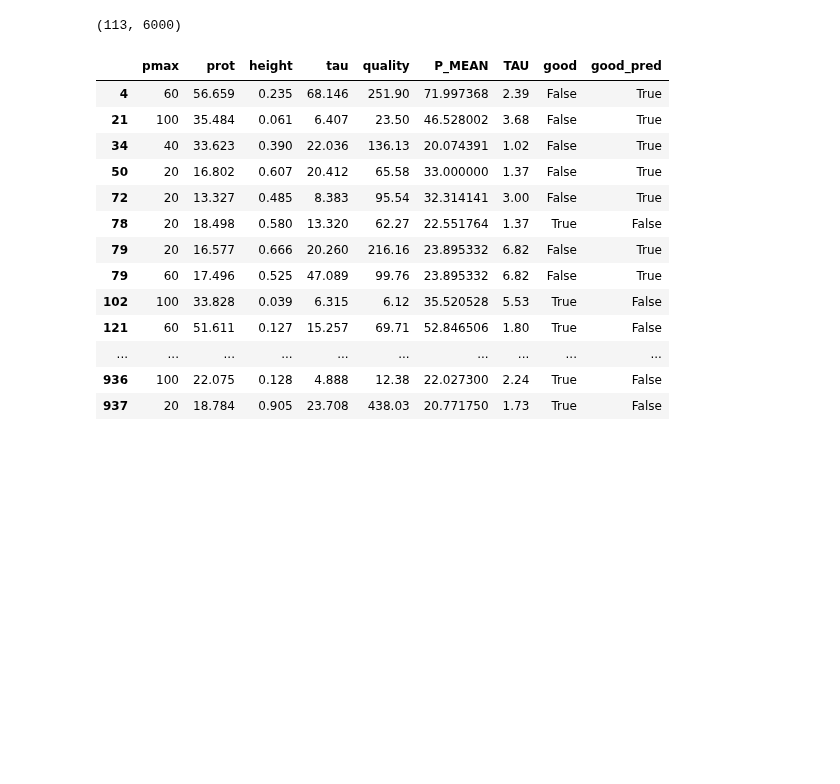
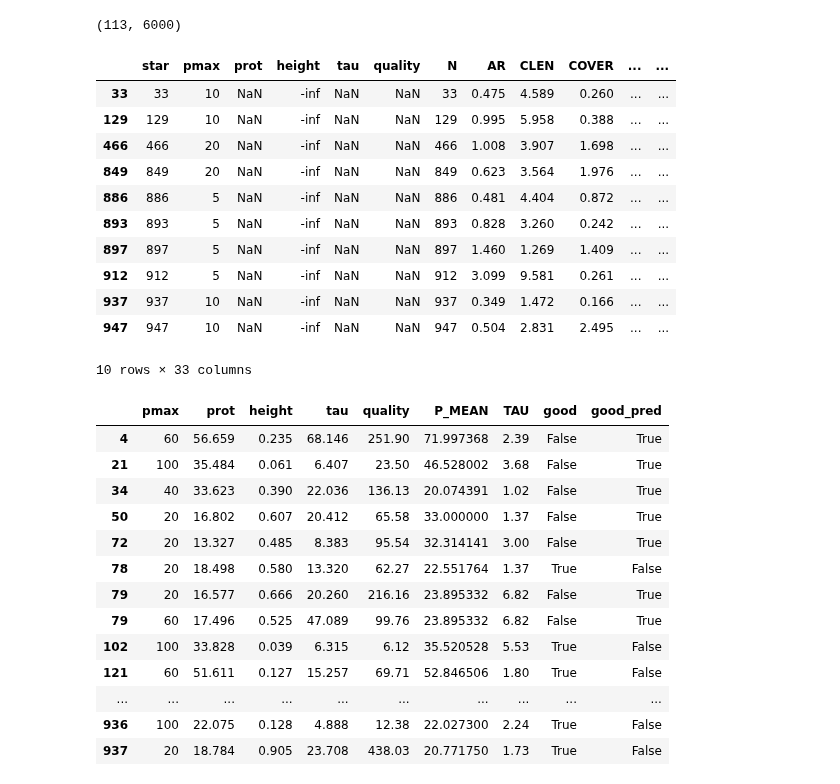
Before and after one commit to RuthAngus/GProtation, a Jupyter notebook: notebooks_tdm/summary.ipynb, the cells around one changed output. Saved outputs shown, nothing was run; the diff lists cells and outputs as text; code cells hidden in the pictures; blank space fills up the shorter version.

```diff
--- a/notebooks_tdm/summary.ipynb
+++ b/notebooks_tdm/summary.ipynb
@@ -175,6 +175,22 @@ df_acf_all.ix[483, cols + ['good_pred']]
 len(df_acf_all.query('good_pred != good')), len(df_acf_all)
 # %% [output]
 (113, 6000)
+# %%
+bad = df_acf_all[cols].isnull().any(axis=1)
+df_acf_all[bad]
+# %% [output]
+|  | star | pmax | prot | height | tau | quality | N | AR | CLEN | COVER | ... | ... |
+| 33 | 33 | 10 | NaN | -inf | NaN | NaN | 33 | 0.475 | 4.589 | 0.260 | ... | ... |
+| 129 | 129 | 10 | NaN | -inf | NaN | NaN | 129 | 0.995 | 5.958 | 0.388 | ... | ... |
+| 466 | 466 | 20 | NaN | -inf | NaN | NaN | 466 | 1.008 | 3.907 | 1.698 | ... | ... |
+| 849 | 849 | 20 | NaN | -inf | NaN | NaN | 849 | 0.623 | 3.564 | 1.976 | ... | ... |
+| 886 | 886 | 5 | NaN | -inf | NaN | NaN | 886 | 0.481 | 4.404 | 0.872 | ... | ... |
+| 893 | 893 | 5 | NaN | -inf | NaN | NaN | 893 | 0.828 | 3.260 | 0.242 | ... | ... |
+| 897 | 897 | 5 | NaN | -inf | NaN | NaN | 897 | 1.460 | 1.269 | 1.409 | ... | ... |
+| 912 | 912 | 5 | NaN | -inf | NaN | NaN | 912 | 3.099 | 9.581 | 0.261 | ... | ... |
+| 937 | 937 | 10 | NaN | -inf | NaN | NaN | 937 | 0.349 | 1.472 | 0.166 | ... | ... |
+| 947 | 947 | 10 | NaN | -inf | NaN | NaN | 947 | 0.504 | 2.831 | 2.495 | ... | ... |
+10 rows × 33 columns
 # %%
 df_acf_all.query('good_pred != good')[cols + ['good_pred']]
 # %% [output]
```
Also changed, not shown: parts of 1 cell of this notebook, 1 other file.
